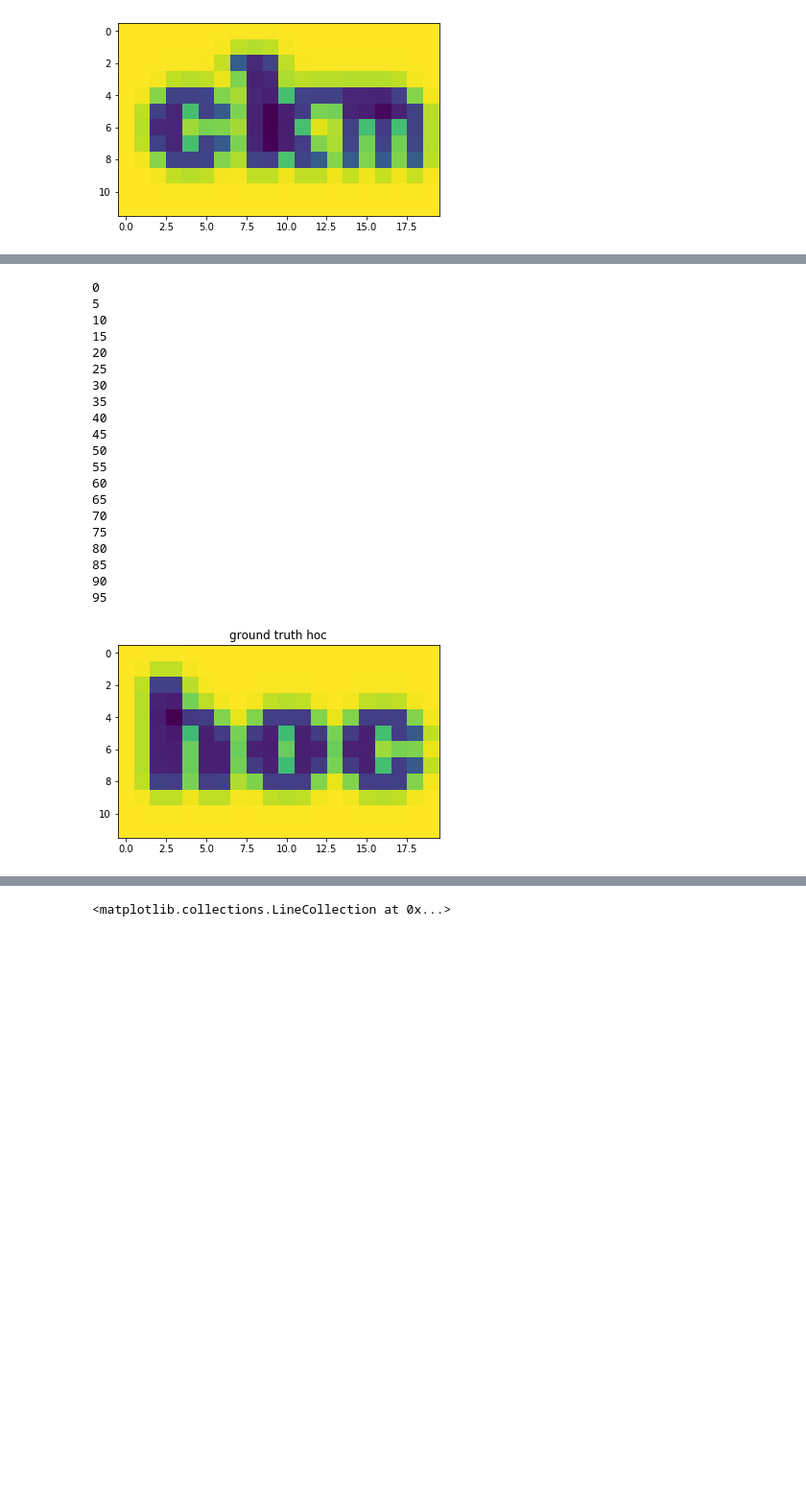
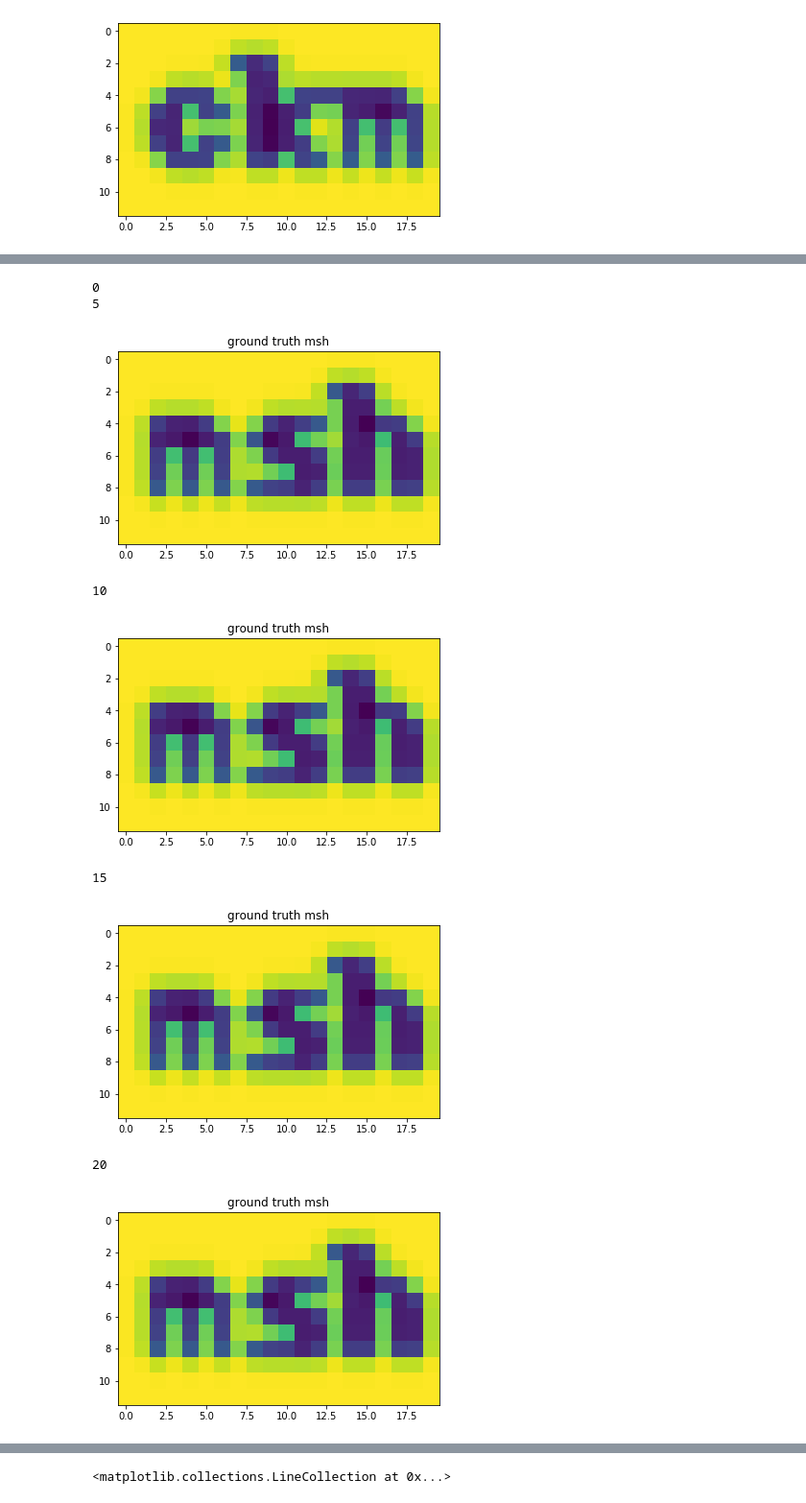
Before and after one commit to lukasheinrich/MLHEP-pyprob, a Jupyter notebook: Captcha.ipynb, the cells around one changed output, grey strips where cells are left out. Shown at 96% size. Drawn from its saved outputs; the diff is of its cells as text; code cells hidden in the pictures; blank space fills up the shorter version.

```diff
--- a/Captcha.ipynb
+++ b/Captcha.ipynb
@@ -93,29 +93,21 @@ Time spent  | Time remain.| Progress             | Trace       | Traces/sec
 # %%
 for i in range(100):
-    if i%5 == 0: print(i)
+    if i%5 == 0:
+        print(i)
+        plt.show()
     plt.imshow(posterior.sample()[1].reshape(12,-1))
     plt.title('ground truth {}'.format(condition[0]))
     plt.savefig('foranim{}.png'.format(str(i).zfill(6)))
-#     plt.show()
+
+!convert -delay 5 -loop 0 foranim*.png posterior.gif
+!open -a Safari posterior.gif
 # %% [output]
 0
 5
-10
-15
-20
-25
-30
-35
-40
-45
-50
-55
-60
-65
-70
-75
-80
-85
-90
-95
-[figure, old version]
+[figure, new version]
+10
+[figure, added]
+15
+[figure, added]
+20
+[figure, added]
```
Also changed, not shown: parts of 10 cells of this notebook, 2 other files.
